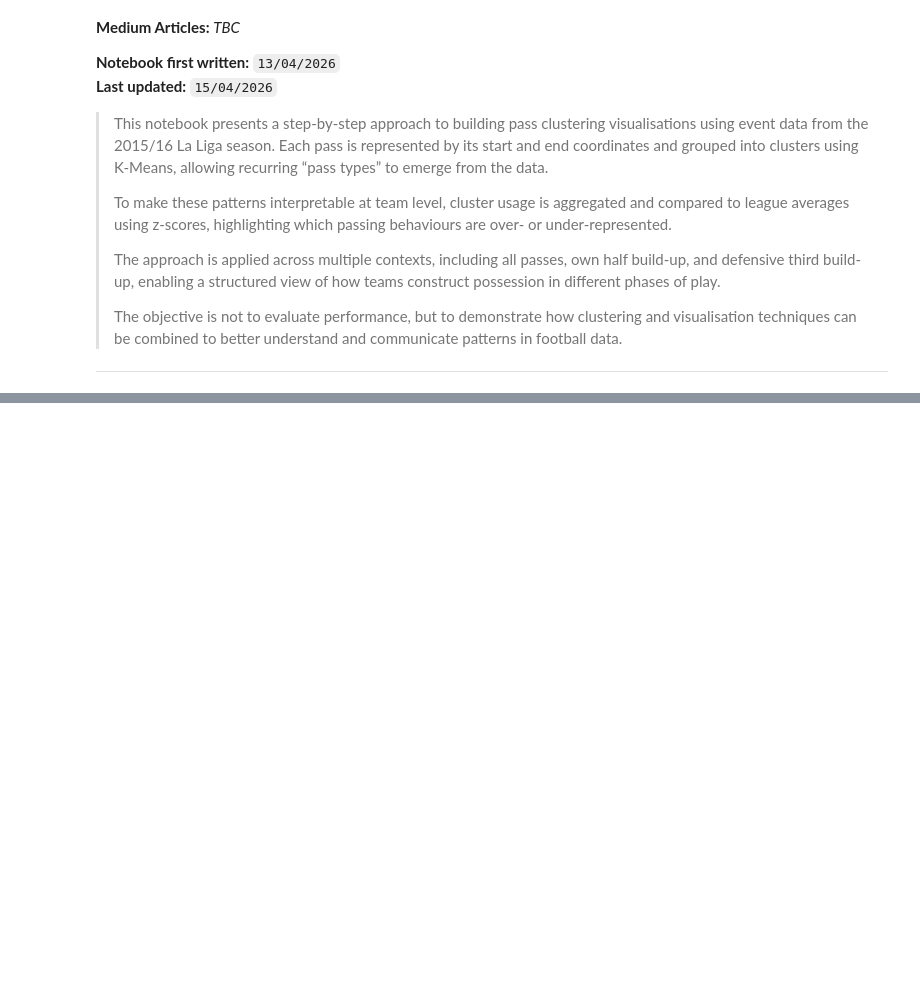
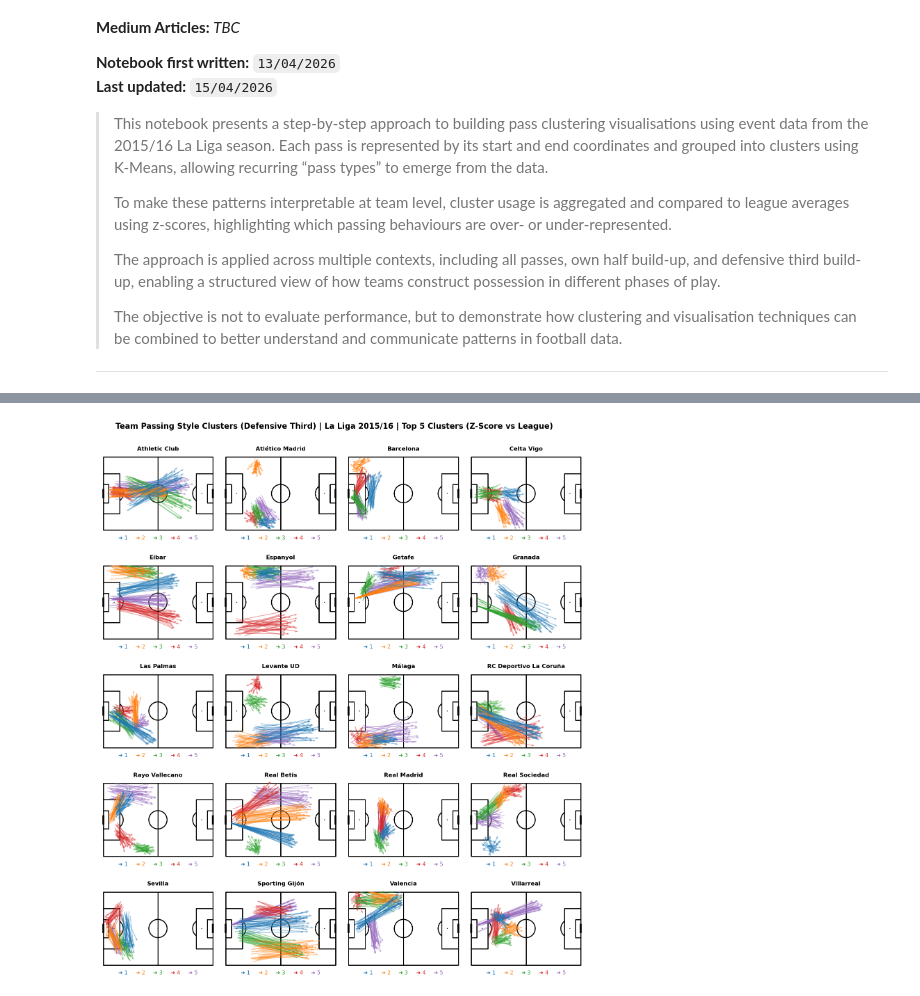
Before and after one commit to vickyfriss/Football-analytics, a Jupyter notebook: 202604 - 2 - Building Pass Clustering Visualisations.ipynb, the cells around one changed output, grey strips where cells are left out. Cells and saved outputs as stored; diff of their text form; code cells hidden in the pictures; blank space fills up the shorter version.

```diff
--- a/202604 - 2 - Building Pass Clustering Visualisations.ipynb
+++ b/202604 - 2 - Building Pass Clustering Visualisations.ipynb
@@ -1049,0 +328,16 @@ plot_all_teams_grid(n_cols=4, show_descriptions=False)
+# %%
+# DEFENSIVE THIRD
+
+def_third = passes[passes["start_x"] <= 40].copy()
+
+df_def, scaler = run_clustering(def_third)
+dist_def = compute_zscores(df_def)
+
+plot_grid(
+    df_def,
+    dist_def,
+    scaler,
+    "Team Passing Style Clusters (Defensive Third) | La Liga 2015/16 | Top 5 Clusters (Z-Score vs League)"
+)
+# %% [output]
+[figure, added]
```
Also changed, not shown: parts of 39 cells of this notebook.
